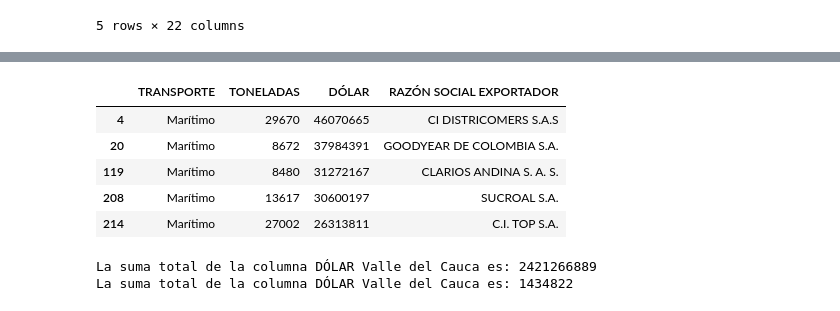
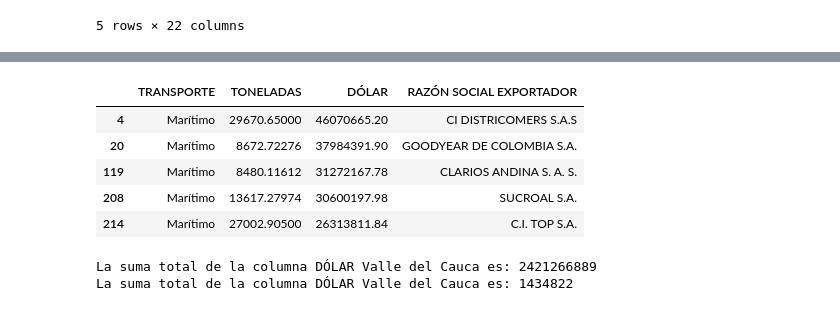
Before and after one commit to Nathalyhl/Analisis-Bivariado, a Jupyter notebook: Analisis-Bivariado.ipynb, the cells around one changed output, grey strips where cells are left out. Drawn from its saved outputs; the diff is of its cells as text; code cells hidden in the pictures.

```diff
--- a/Analisis-Bivariado.ipynb
+++ b/Analisis-Bivariado.ipynb
@@ -51,9 +51,7 @@ df.head(5)
 | 4 | 15 | 1507909000 | Alimentos, bebidas y tabaco | 1507 | Aceite de soja | Los demás aceites de soja (soya) ... | 901386335.0 | ... |
 5 rows × 22 columns
 # %%
-#Filtro el departamento del Valle del Cauca
-#Garantizar que las columnas DOLAR Y TONELADAS contengan solo números enteros,
+# Filtra el departamento del Valle del Cauca
 df_valle = df[df['DEPARTAMENTO ORIGEN'] == 'VALLE DEL CAUCA.']
-df_valle['DÓLAR'] = pd.to_numeric(df_valle['DÓLAR'], errors='coerce').fillna(0).astype(int)
-df_valle['TONELADAS'] = pd.to_numeric(df_valle['TONELADAS'], errors='coerce').fillna(0).astype(int)
+df_valle.head()
 # %% [output]
@@ -70,11 +65,11 @@ See the caveats in the documentation: https://pandas.pydata.org/pandas-docs/stab
 # %%
 #Del filtrado Valle del Cauca tomo únicamente las variables a continuación
 df_seleccionado = df_valle[['TRANSPORTE', 'TONELADAS', 'DÓLAR','RAZÓN SOCIAL EXPORTADOR']]
-df_seleccionado.head()
+df_seleccionado.head(5)
 # %% [output]
 |  | TRANSPORTE | TONELADAS | DÓLAR | RAZÓN SOCIAL EXPORTADOR |
-| 4 | Marítimo | 29670 | 46070665 | CI DISTRICOMERS S.A.S |
-| 20 | Marítimo | 8672 | 37984391 | GOODYEAR DE COLOMBIA S.A. |
-| 119 | Marítimo | 8480 | 31272167 | CLARIOS ANDINA S. A. S. |
-| 208 | Marítimo | 13617 | 30600197 | SUCROAL S.A. |
-| 214 | Marítimo | 27002 | 26313811 | C.I. TOP S.A. |
+| 4 | Marítimo | 29670.65000 | 46070665.20 | CI DISTRICOMERS S.A.S |
+| 20 | Marítimo | 8672.72276 | 37984391.90 | GOODYEAR DE COLOMBIA S.A. |
+| 119 | Marítimo | 8480.11612 | 31272167.78 | CLARIOS ANDINA S. A. S. |
+| 208 | Marítimo | 13617.27974 | 30600197.98 | SUCROAL S.A. |
+| 214 | Marítimo | 27002.90500 | 26313811.84 | C.I. TOP S.A. |
```
Also changed, not shown: parts of 3 cells of this notebook.
